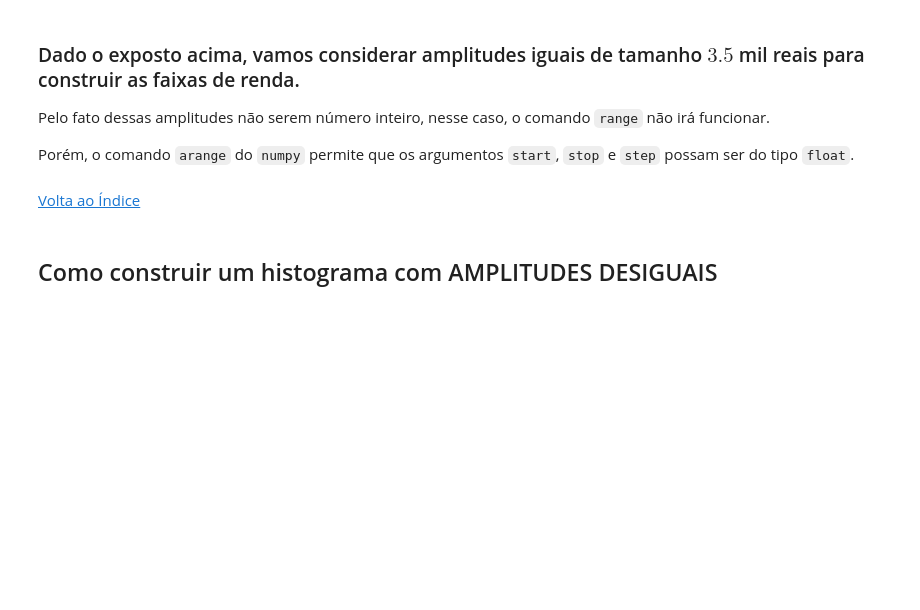
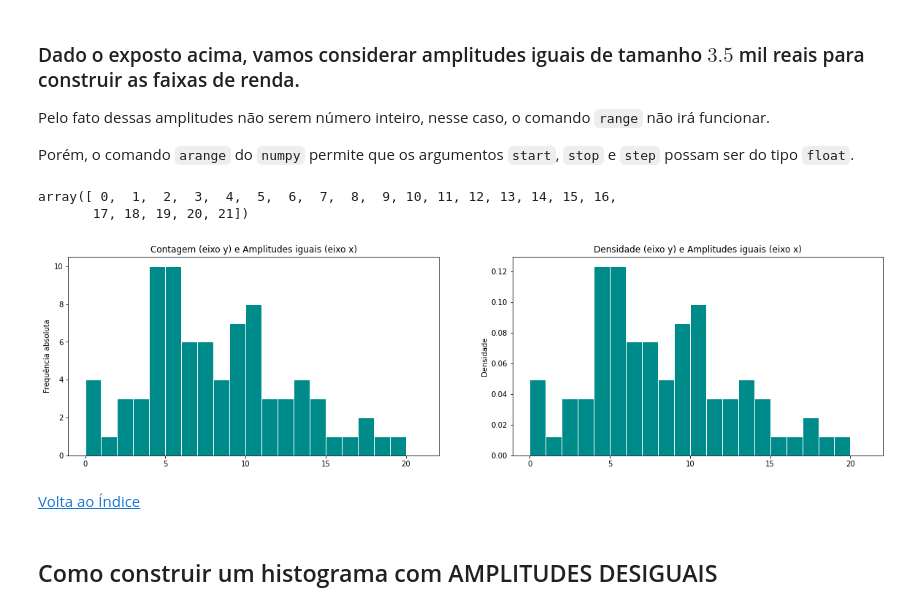
Before and after one commit to arthurcalabresi/CD22-2, a Jupyter notebook: aula04/Aula04_Atividade_ExplorandoVariáveisQuantitativas_TV.ipynb, the cells around one changed output. Drawn from its saved outputs; the diff is of its cells as text; code cells hidden in the pictures; blank space fills up the shorter version.

```diff
--- a/aula04/Aula04_Atividade_ExplorandoVariáveisQuantitativas_TV.ipynb
+++ b/aula04/Aula04_Atividade_ExplorandoVariáveisQuantitativas_TV.ipynb
@@ -314,23 +323,28 @@ Porém, o comando `arange` do `numpy` permite que os argumentos `start`, `stop`
 from numpy import arange
 # %%
 # faixas de AMPLITUDES IGUAIS
-faixa1 = arange(0.5,22,3.5)
+faixa1 = arange(0,22,1)
 faixa1
+# %% [output]
+array([ 0,  1,  2,  3,  4,  5,  6,  7,  8,  9, 10, 11, 12, 13, 14, 15, 16,
+       17, 18, 19, 20, 21])
 # %%
 # Histograma da variável renda considerando faixas de AMPLITUDES IGUAIS
-plt.figure(figsize=(15, 5))
+plt.figure(figsize=(20, 5))
 
 plt.subplot(121)
 plt.hist(dados.RENDA, bins=faixa1, color='darkcyan', edgecolor='white')
 plt.title('Contagem (eixo y) e Amplitudes iguais (eixo x)')
 plt.ylabel('Frequência absoluta')
 
 plt.subplot(122)
 plt.hist(dados.RENDA, bins=faixa1, color='darkcyan', edgecolor='white', density=True)
 plt.title('Densidade (eixo y) e Amplitudes iguais (eixo x)')
 plt.ylabel('Densidade')
 
 plt.show()
+# %% [output]
+[figure, added]
 # %% [markdown]
 [Volta ao Índice](#indice)
 # %% [markdown]
```
Also changed, not shown: parts of 7 cells of this notebook, 1 other file.
